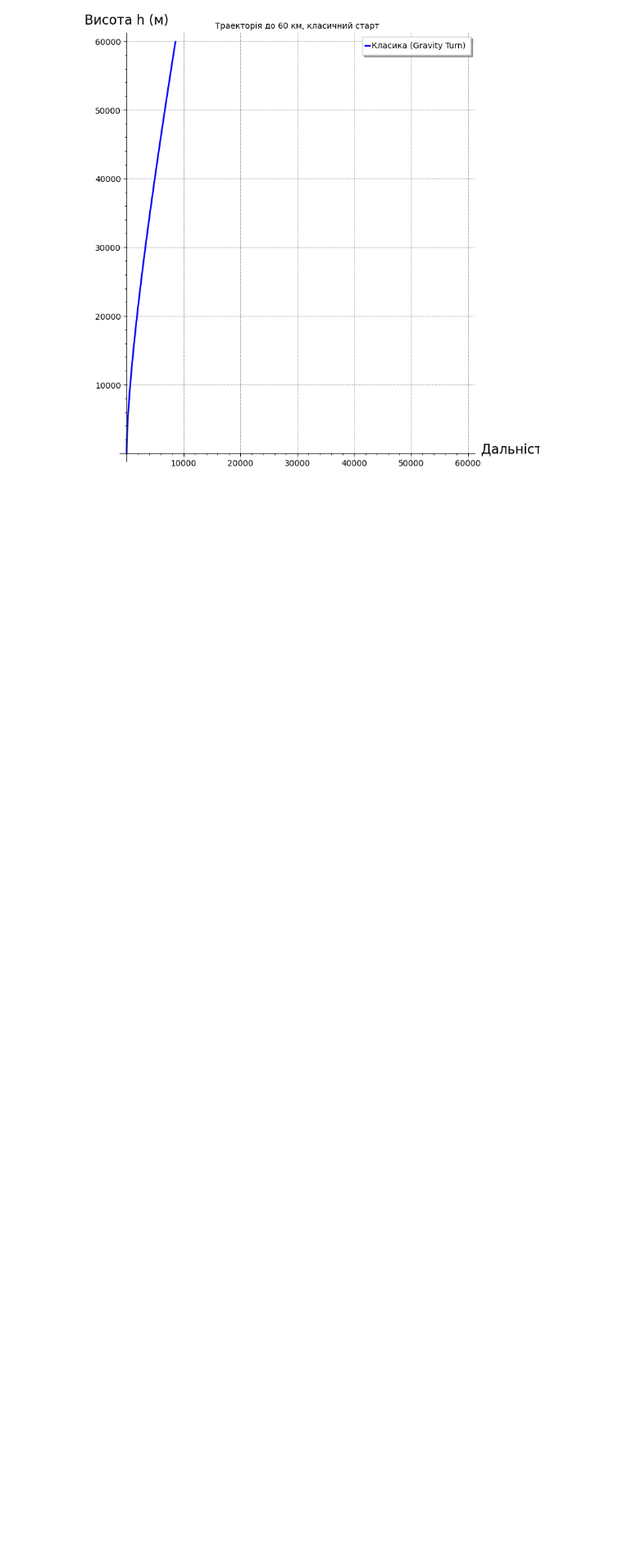
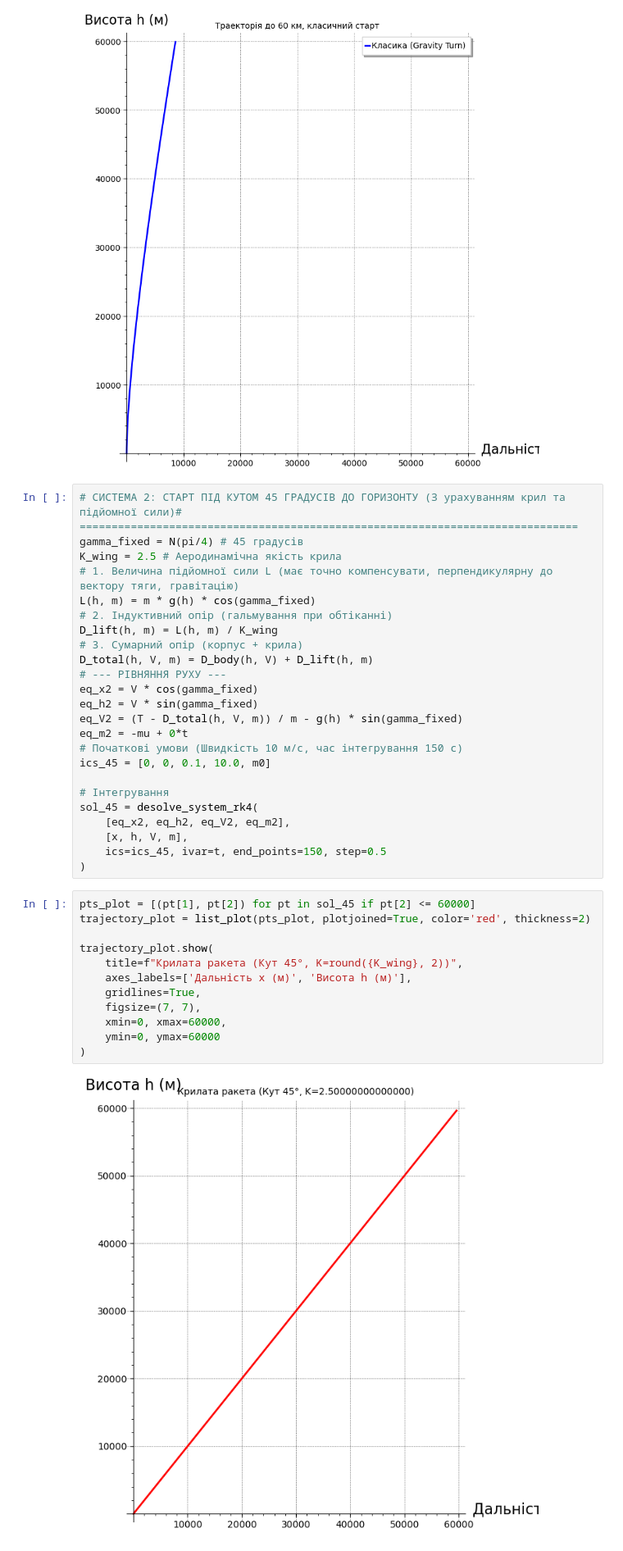
Before and after one commit to diana-skybun/Comparative-Analysis-of-Launch-Trajectory-Efficiency-with-SageMath, a Jupyter notebook: core.ipynb, the cells around one changed output. Shown at 82% size. Drawn from its saved outputs; the diff is of its cells as text; blank space fills up the shorter version.

Commit message:
-складено рівняння для досліджуваного методу, проведено розрахунок за тим же методом -виведено графік траєкторії руху

```diff
--- a/core.ipynb
+++ b/core.ipynb
@@ -48,3 +48,41 @@ trajectory_plot.show(
 )
 # %% [output]
 [figure]
+# %%
+# СИСТЕМА 2: СТАРТ ПІД КУТОМ 45 ГРАДУСІВ ДО ГОРИЗОНТУ (З урахуванням крил та підйомної сили)# ==============================================================================
+gamma_fixed = N(pi/4) # 45 градусів
+K_wing = 2.5 # Аеродинамічна якість крила
+# 1. Величина підйомної сили L (має точно компенсувати, перпендикулярну до вектору тяги, гравітацію)
+L(h, m) = m * g(h) * cos(gamma_fixed)
+# 2. Індуктивний опір (гальмування при обтіканні)
+D_lift(h, m) = L(h, m) / K_wing
+# 3. Сумарний опір (корпус + крила)
+D_total(h, V, m) = D_body(h, V) + D_lift(h, m)
+# --- РІВНЯННЯ РУХУ ---
+eq_x2 = V * cos(gamma_fixed)
+eq_h2 = V * sin(gamma_fixed)
+eq_V2 = (T - D_total(h, V, m)) / m - g(h) * sin(gamma_fixed)
+eq_m2 = -mu + 0*t
+# Початкові умови (Швидкість 10 м/с, час інтегрування 150 с)
+ics_45 = [0, 0, 0.1, 10.0, m0]
+
+# Інтегрування
+sol_45 = desolve_system_rk4(
+    [eq_x2, eq_h2, eq_V2, eq_m2],
+    [x, h, V, m],
+    ics=ics_45, ivar=t, end_points=150, step=0.5
+)
+# %%
+pts_plot = [(pt[1], pt[2]) for pt in sol_45 if pt[2] <= 60000]
+trajectory_plot = list_plot(pts_plot, plotjoined=True, color='red', thickness=2)
+
+trajectory_plot.show(
+    title=f"Крилата ракета (Кут 45°, K=round({K_wing}, 2))",
+    axes_labels=['Дальність x (м)', 'Висота h (м)'],
+    gridlines=True,
+    figsize=(7, 7),
+    xmin=0, xmax=60000,
+    ymin=0, ymax=60000
+)
+# %% [output]
+[figure, added]
```
Also changed, not shown: parts of 1 cell of this notebook.
